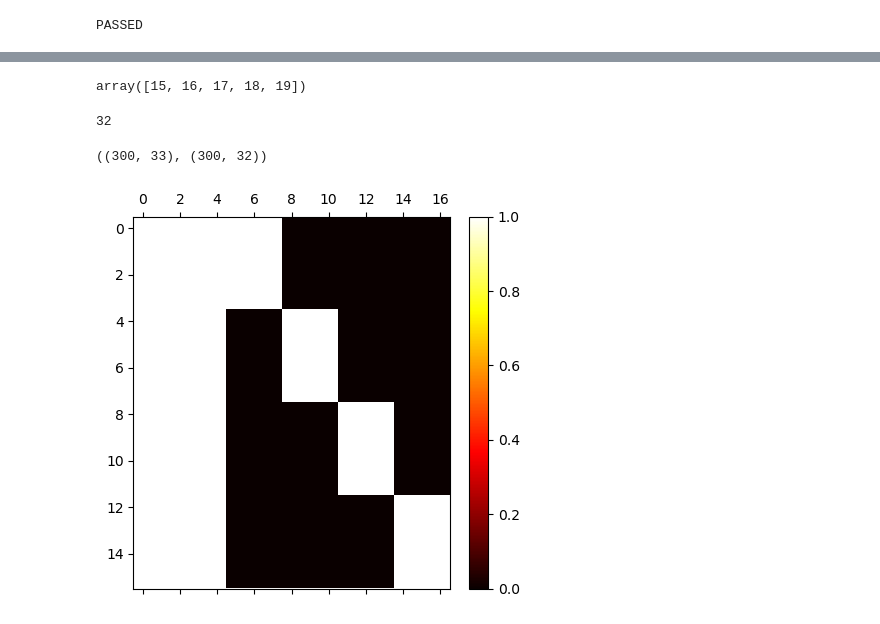
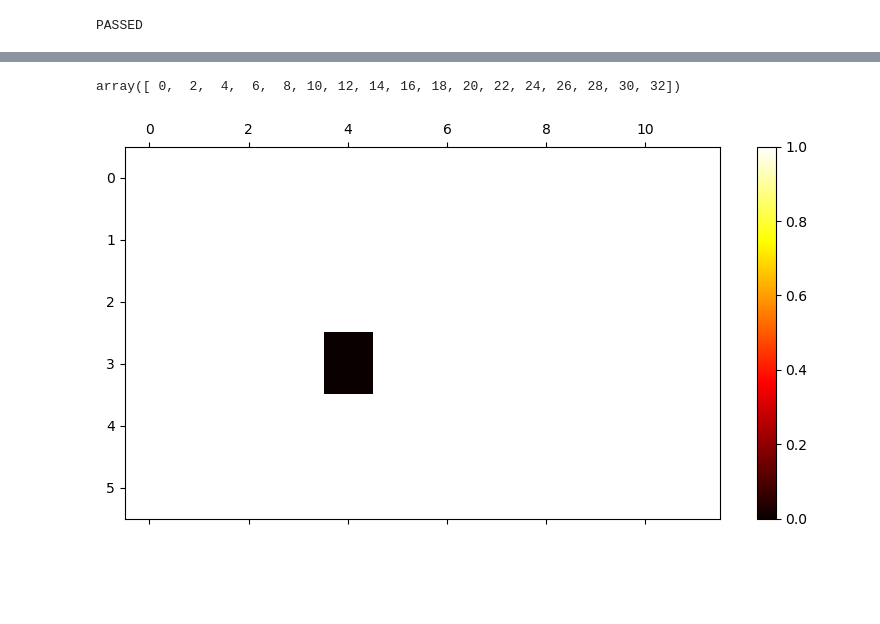
Before and after one commit to cvxgrp/multilevel_factor_model, a Jupyter notebook: examples/inverse.ipynb, the cells around one changed output, grey strips where cells are left out. Drawn from its saved outputs; the diff is of its cells as text; code cells hidden in the pictures; blank space fills up the shorter version.

```diff
--- a/examples/inverse.ipynb
+++ b/examples/inverse.ipynb
@@ -27,19 +27,19 @@ y = Fz + e, \qquad z \sim N(0, I), \qquad N(0, D).
 $$
 # %%
 mtype = "small_mlr_hier"
-n = 300
+n = 200
 signal_to_noise = 4
 
 
 nsamples = 20
-L = 4
+L = 5
 
-ranks = np.array([4, 3, 2, 1])
+ranks = np.array([5, 4, 3, 2, 1])
 rank = ranks.sum()
 # %%
 pi_rows = np.random.permutation(n)
 hpart = {'rows':{'pi':pi_rows, 'lk':[]}, 'cols':{'pi':pi_rows, 'lk':[]}}
-for ngroups in [2, 5, 9, n+1]:
+for ngroups in [2, 5, 9, 17, n+1]:
        hpart['rows']['lk'] += [ np.linspace(0, n, ngroups, endpoint=True, dtype=int)]
 hpart['rows']['lk'][1] = np.delete(hpart['rows']['lk'][1], -2)
 hpart['cols']['lk'] = hpart['rows']['lk']
@@ -211,7 +220,6 @@ assert np.allclose(np.diag(1/D) @ true_compressed_F, prev_l_recurrence[:, 1:])
 assert np.allclose(sparse_prev_l_recurrence, compressed2sparse_recurrence(prev_l_recurrence, F_hpart["lk"], ranks_v))
 # %%
 size_v_F_l = np.array([F_hpart["lk"][l].size-1 for l in range(L-1)]) * ranks_v[:-1]
-pl_all = np.array([F_hpart["lk"][l].size-1 for l in range(L-1)])
 for level in reversed(range(1, L-1)):
     print(f"{level=}")
     pl = F_hpart['lk'][level].size - 1
@@ -228,9 +236,9 @@ for level in reversed(range(1, L-1)):
                                                                                       F_hpart['lk'][level],
                                                                                       v_F_Lm1[:,ranks_v[:lp].sum():ranks_v[:lp+1].sum()], F_hpart['lk'][lp])
     # check M1 computation
-    sparse_M0 = sparse_prev_l_recurrence[:, -size_v_F_l[-1]:]
+    sparse_M0 = sparse_prev_l_recurrence[:, size_v_F_l[:level].sum():size_v_F_l[:level+1].sum()]
     sparse_M1 = sparse_M0.T @ sparse_v_F_lm1[:, :size_v_F_l[:level].sum()]
-    M1_lks = [np.linspace(0, pl*rl, num=plp+1, endpoint=True, dtype=int) for plp in pl_all[:level]]
+    M1_lks = [np.searchsorted(F_hpart['lk'][level], lk_B, side='left') * rl for lk_B in F_hpart['lk'][:level]]
     assert np.allclose(sparse_M1, compressed2sparse_recurrence(M1, M1_lks, ranks_v[:level]))
     # del sparse_M0, sparse_M1
 
@@ -247,7 +255,6 @@ for level in reversed(range(1, L-1)):
     for k in range(pl):
         np.fill_diagonal(FlTM0[k*rl : (k+1)*rl], FlTM0[k*rl : (k+1)*rl].diagonal() + 1)
         M2[k*rl : (k+1)*rl] = pinvh(FlTM0[k*rl : (k+1)*rl])
-        # M2[k*rl : (k+1)*rl] = pinvh(np.eye(rl) + FlTM0[k*rl : (k+1)*rl])
     # check M2 computation, symmetric PD matrix
     sparse_M2 = np.linalg.inv(np.eye(rl*pl) + sparse_FlTM0)
     assert np.allclose(sparse_M2, block_diag_lk(np.linspace(0, pl*rl, num=pl+1, endpoint=True, dtype=int), M2))
@@ -280,7 +287,7 @@ for level in reversed(range(1, L-1)):
     # M5
     prev_l_recurrence = prev_l_recurrence[:, :ranks_v[:level].sum()] - M4
     # check M5 computation
-    sparse_prev_l_recurrence = sparse_prev_l_recurrence[:, :size_v_F_l[:-1].sum()] - sparse_M4
+    sparse_prev_l_recurrence = sparse_prev_l_recurrence[:, :size_v_F_l[:level].sum()] - sparse_M4
     assert np.allclose(sparse_prev_l_recurrence, compressed2sparse_recurrence(prev_l_recurrence, F_hpart["lk"][:level], ranks_v[:level]))
     print("PASSED")
 # %% [output]
@@ -305,22 +308,17 @@ prev_l_recurrence.shape
-# %%
-np.arange(20)[-5:]
-# %% [output]
-array([15, 16, 17, 18, 19])
-# %%
-F_l_sizes = np.array([F_hpart["lk"][l].size-1 for l in range(L-1)]) * ranks[:-1]
-F_l_sizes.sum()
-# %% [output]
-32
-# %%
-sparse_prev_l_recurrence.shape, true_sparse_F.shape
-# %% [output]
-((300, 33), (300, 32))
+# %%
+indices_A2B = np.searchsorted(lk_A, lk_B, side='left') * ranks[level_A]
+indices_A2B
+# %% [output]
+array([ 0,  2,  4,  6,  8, 10, 12, 14, 16, 18, 20, 22, 24, 26, 28, 30, 32])
+# %%
+M1_lks = [np.searchsorted(F_hpart['lk'][level], lk_B, side='left') * rl for lk_B in F_hpart['lk'][:level]]
 # %%
 # plt.figure(figsize=(10, 4))
 # plt.matshow(M1, aspect='auto', fignum=1, cmap='hot')
-# plt.matshow(sparse_M3.T!=0, aspect='auto', fignum=1, cmap='hot')
-plt.matshow((sparse_M3 - compressed2sparse_recurrence(M3, M1_lks, ranks_v[:level]))!=0, aspect='auto', fignum=1, cmap='hot')
+# plt.matshow(sparse_M1.T!=0, aspect='auto', fignum=1, cmap='hot')
+plt.matshow((sparse_M1 - compressed2sparse_recurrence(M1, M1_lks, ranks_v[:level])).T!=0, aspect='auto', fignum=1, cmap='hot')
+# plt.matshow((compressed2sparse_recurrence(M1, M1_lks, ranks_v[:level])).T!=0, aspect='auto', fignum=1, cmap='hot')
 plt.colorbar()
 plt.show()
 # %% [output]
-[figure, old version]
+[figure, new version]
```
Also changed, not shown: parts of 12 cells of this notebook.
